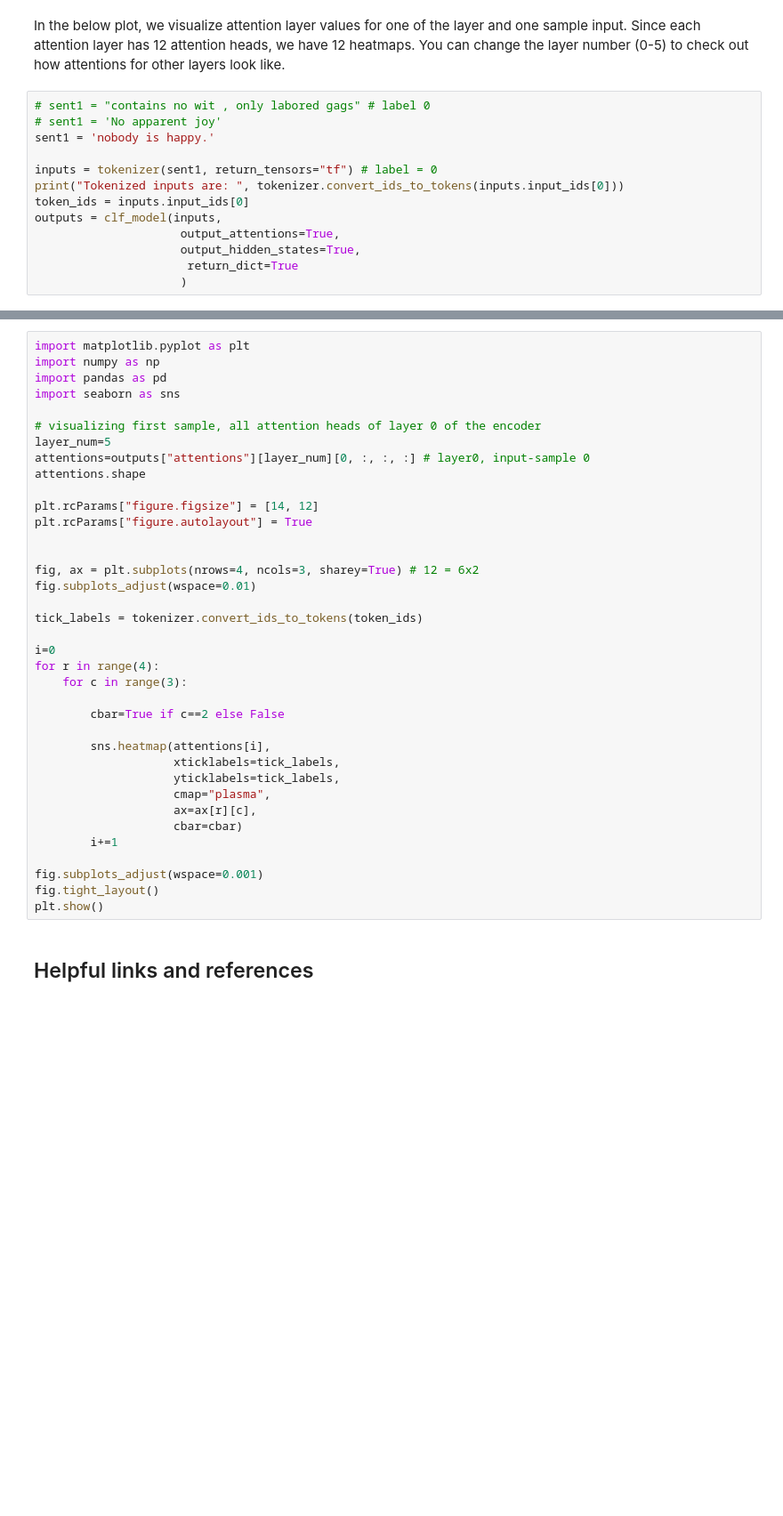
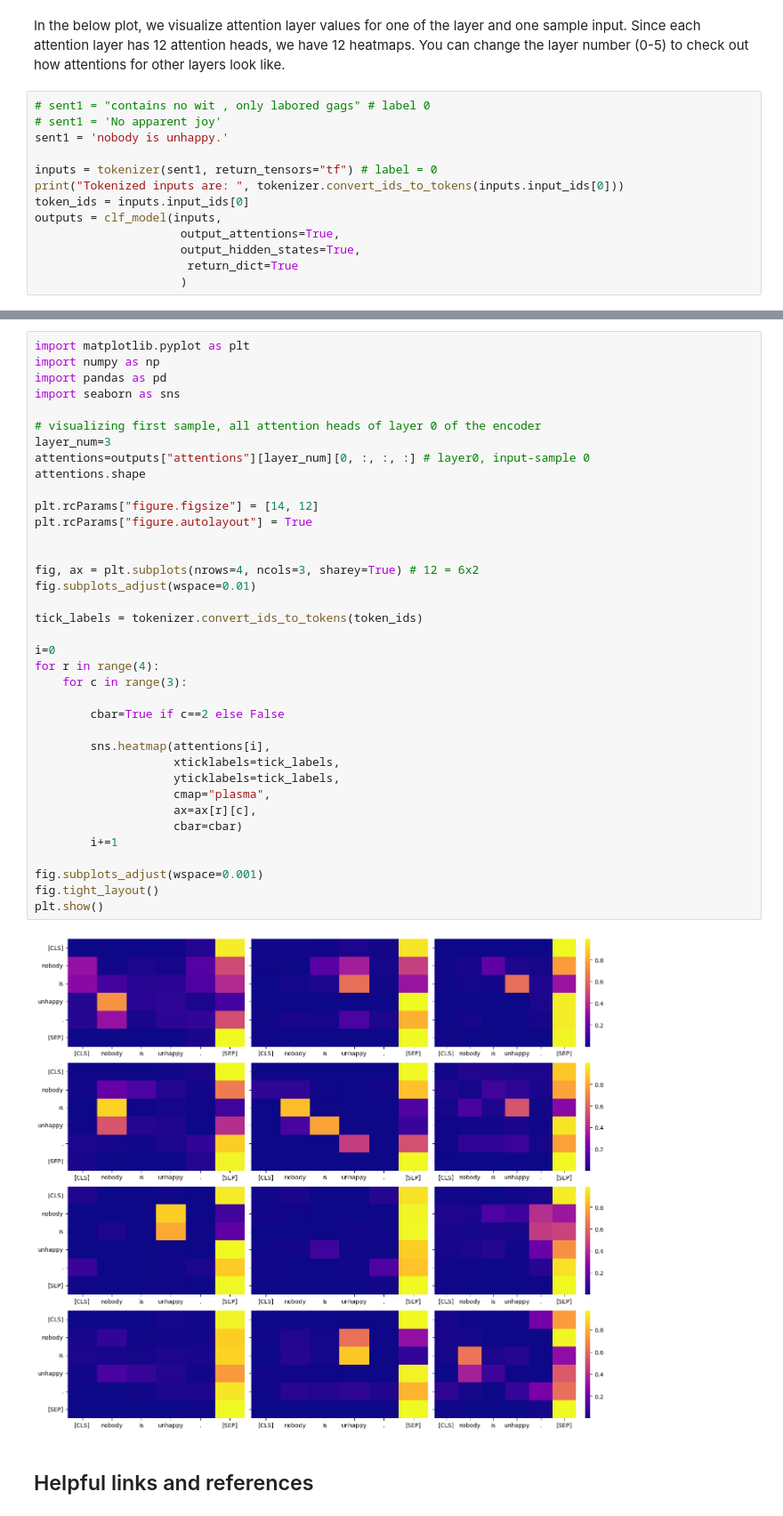
Before and after one commit to sscott-cse/Intro-Deep-Learning-Notebooks, a Jupyter notebook: CSCE-479-879/Hackathons/hackathon6.ipynb, the cells around one changed output, grey strips where cells are left out. Shown at 89% size. Saved outputs shown, nothing was run; the diff lists cells and outputs as text; blank space fills up the shorter version.

```diff
--- a/CSCE-479-879/Hackathons/hackathon6.ipynb
+++ b/CSCE-479-879/Hackathons/hackathon6.ipynb
@@ -448,7 +795,7 @@ In the below plot, we visualize attention layer values for one of the layer and
 # %%
 # sent1 = "contains no wit , only labored gags" # label 0
 # sent1 = 'No apparent joy'
-sent1 = 'nobody is happy.'
+sent1 = 'nobody is unhappy.'
 
 inputs = tokenizer(sent1, return_tensors="tf") # label = 0
 print("Tokenized inputs are: ", tokenizer.convert_ids_to_tokens(inputs.input_ids[0]))
@@ -475,36 +830,38 @@ import pandas as pd
 import seaborn as sns
 
 # visualizing first sample, all attention heads of layer 0 of the encoder
-layer_num=5
+layer_num=3
 attentions=outputs["attentions"][layer_num][0, :, :, :] # layer0, input-sample 0
 attentions.shape
 
 plt.rcParams["figure.figsize"] = [14, 12]
 plt.rcParams["figure.autolayout"] = True
 
 
 fig, ax = plt.subplots(nrows=4, ncols=3, sharey=True) # 12 = 6x2
 fig.subplots_adjust(wspace=0.01)
 
 tick_labels = tokenizer.convert_ids_to_tokens(token_ids)
 
 i=0
 for r in range(4):
     for c in range(3):
 
         cbar=True if c==2 else False
 
         sns.heatmap(attentions[i],
                     xticklabels=tick_labels,
                     yticklabels=tick_labels,
                     cmap="plasma",
                     ax=ax[r][c],
                     cbar=cbar)
         i+=1
 
 fig.subplots_adjust(wspace=0.001)
 fig.tight_layout()
 plt.show()
+# %% [output]
+[figure, added]
 # %% [markdown]
 ## Helpful links and references
 # %% [markdown]
```
Also changed, not shown: parts of 48 cells of this notebook.
